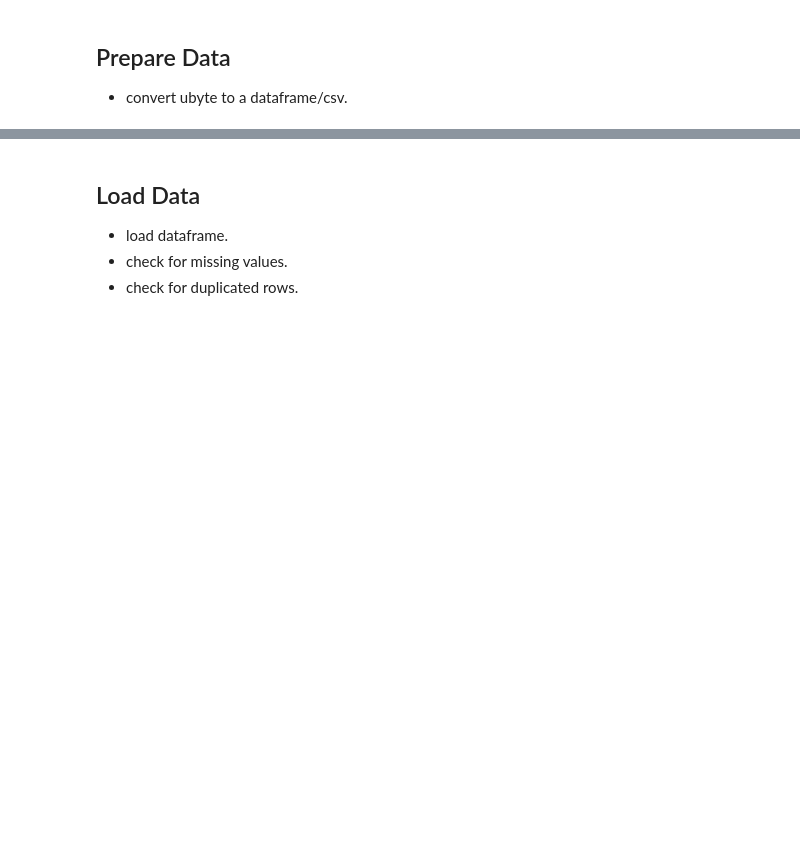
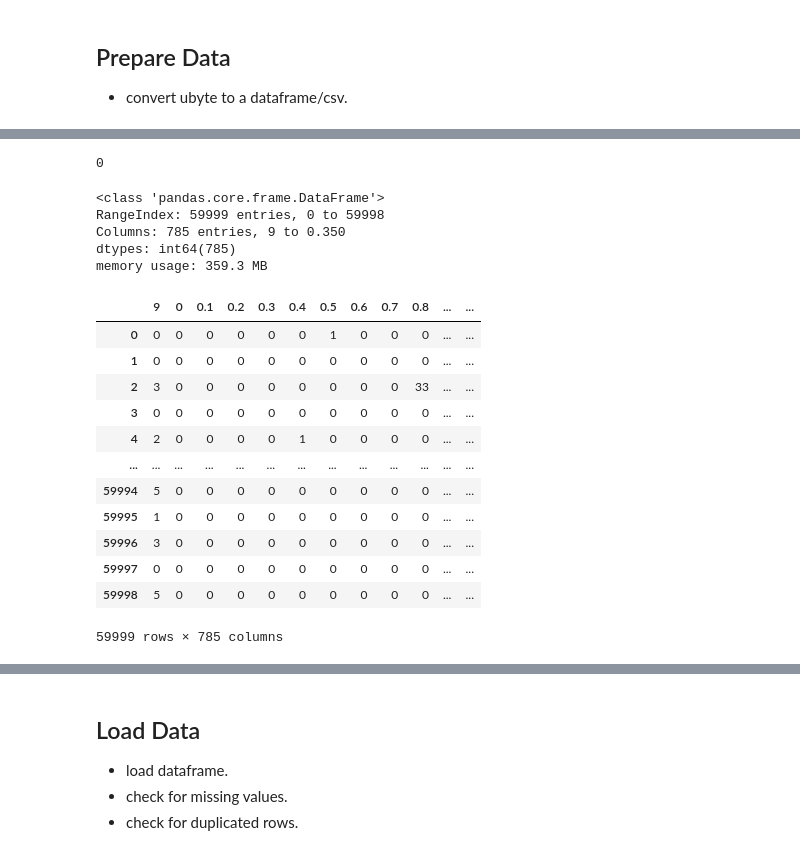
Before and after one commit to 3ab3z2/Machine-fashion-model-mnist, a Jupyter notebook: 20241203-fashion.ipynb, the cells around one changed output, grey strips where cells are left out. Saved outputs shown, nothing was run; the diff lists cells and outputs as text; code cells hidden in the pictures; blank space fills up the shorter version.

```diff
--- a/20241203-fashion.ipynb
+++ b/20241203-fashion.ipynb
@@ -28,0 +114,28 @@ from sklearn.metrics import accuracy_score, confusion_matrix, classification_rep
+# %%
+df_trn.duplicated().sum()
+# %% [output]
+0
+# %%
+df_trn.info()
+# %% [output]
+<class 'pandas.core.frame.DataFrame'>
+RangeIndex: 59999 entries, 0 to 59998
+Columns: 785 entries, 9 to 0.350
+dtypes: int64(785)
+memory usage: 359.3 MB
+# %%
+df_trn
+# %% [output]
+|  | 9 | 0 | 0.1 | 0.2 | 0.3 | 0.4 | 0.5 | 0.6 | 0.7 | 0.8 | ... | ... |
+| 0 | 0 | 0 | 0 | 0 | 0 | 0 | 1 | 0 | 0 | 0 | ... | ... |
+| 1 | 0 | 0 | 0 | 0 | 0 | 0 | 0 | 0 | 0 | 0 | ... | ... |
+| 2 | 3 | 0 | 0 | 0 | 0 | 0 | 0 | 0 | 0 | 33 | ... | ... |
+| 3 | 0 | 0 | 0 | 0 | 0 | 0 | 0 | 0 | 0 | 0 | ... | ... |
+| 4 | 2 | 0 | 0 | 0 | 0 | 1 | 0 | 0 | 0 | 0 | ... | ... |
+| ... | ... | ... | ... | ... | ... | ... | ... | ... | ... | ... | ... | ... |
+| 59994 | 5 | 0 | 0 | 0 | 0 | 0 | 0 | 0 | 0 | 0 | ... | ... |
+| 59995 | 1 | 0 | 0 | 0 | 0 | 0 | 0 | 0 | 0 | 0 | ... | ... |
+| 59996 | 3 | 0 | 0 | 0 | 0 | 0 | 0 | 0 | 0 | 0 | ... | ... |
+| 59997 | 0 | 0 | 0 | 0 | 0 | 0 | 0 | 0 | 0 | 0 | ... | ... |
+| 59998 | 5 | 0 | 0 | 0 | 0 | 0 | 0 | 0 | 0 | 0 | ... | ... |
+59999 rows × 785 columns
```
Also changed, not shown: parts of 14 cells of this notebook.
